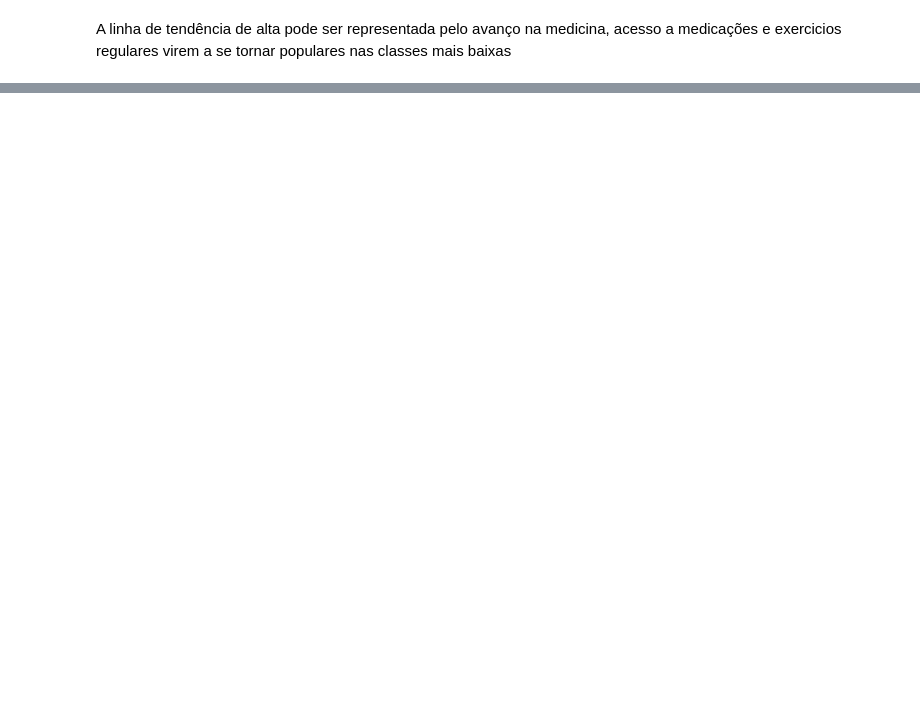
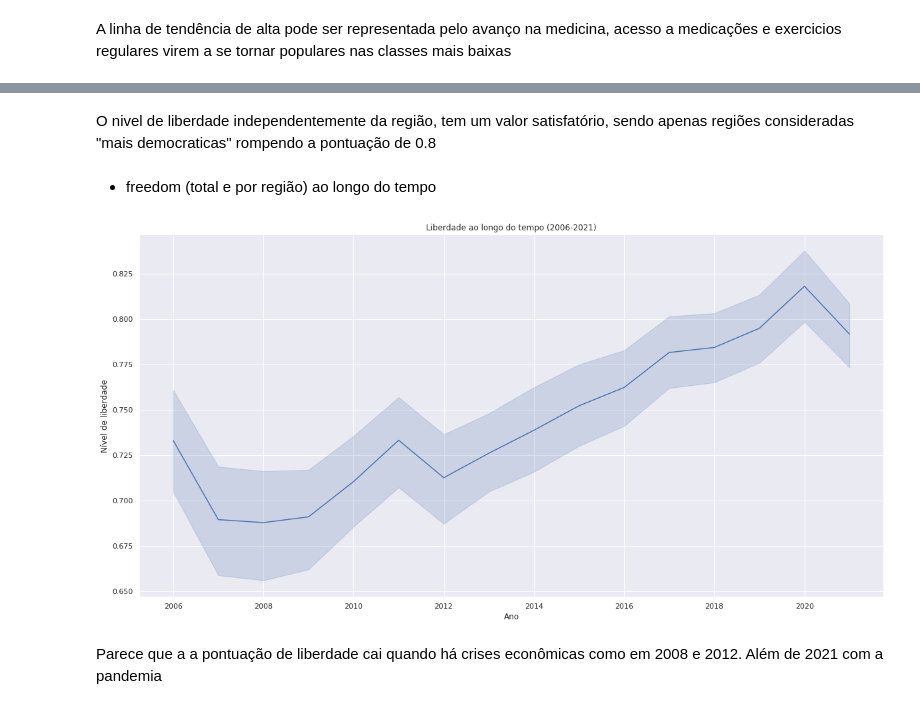
Before and after one commit to SalatielBairros/world-happiness-report, a Jupyter notebook: analysis/MultivariateAnalysis.ipynb, the cells around one changed output, grey strips where cells are left out. Saved outputs shown, nothing was run; the diff lists cells and outputs as text; code cells hidden in the pictures; blank space fills up the shorter version.

```diff
--- a/analysis/MultivariateAnalysis.ipynb
+++ b/analysis/MultivariateAnalysis.ipynb
@@ -279,0 +308,16 @@ A linha de tendência de alta pode ser representada pelo avanço na medicina, ac
+# %% [markdown]
+O nivel de liberdade independentemente da região, tem um valor satisfatório, sendo apenas regiões consideradas "mais democraticas" rompendo a pontuação de 0.8
+# %% [markdown]
+* freedom (total e por região) ao longo do tempo
+# %%
+sns.set(rc={"figure.figsize":(20, 10)})
+sns.lineplot(data=dataset[dataset['year']>2005], x='year', y='freedom')
+
+plt.title('Liberdade ao longo do tempo (2006-2021)')
+plt.xlabel('Ano')
+plt.ylabel('Nível de liberdade')
+plt.show()
+# %% [output]
+[figure, added]
+# %% [markdown]
+Parece que a a pontuação de liberdade cai quando há crises econômicas como em 2008 e 2012. Além de 2021 com a pandemia
```
Also changed, not shown: parts of 7 cells of this notebook.
